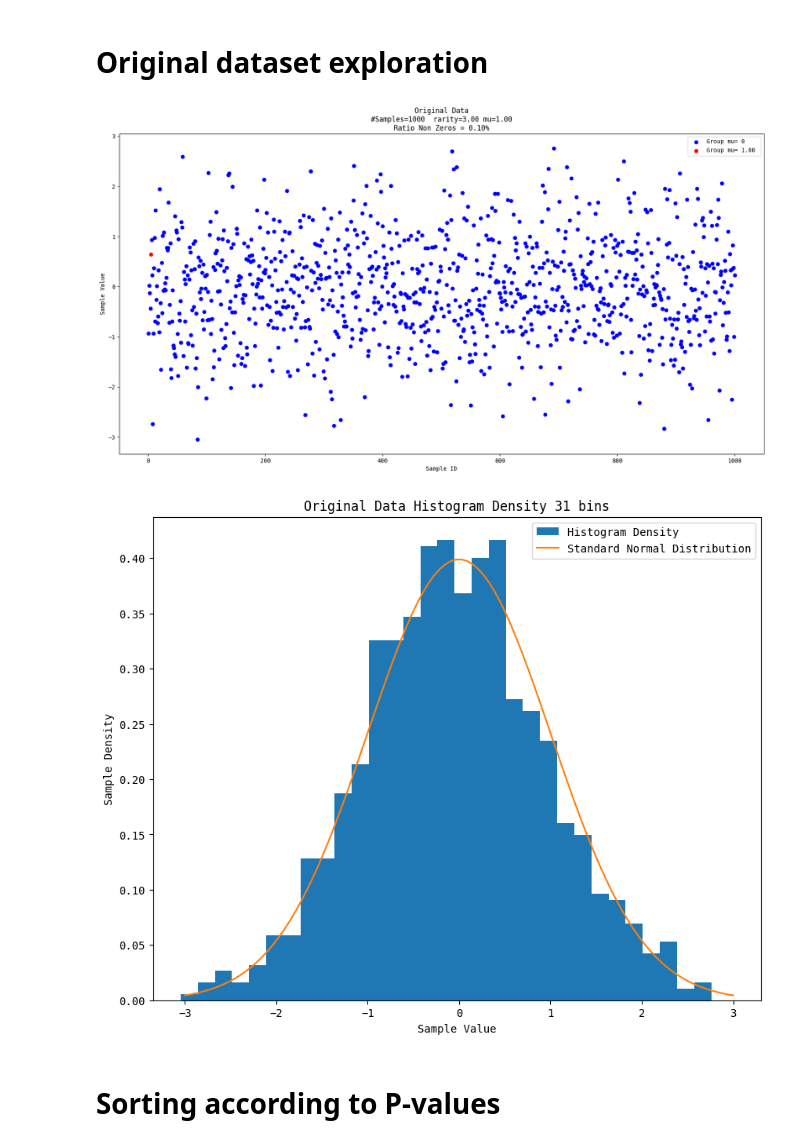
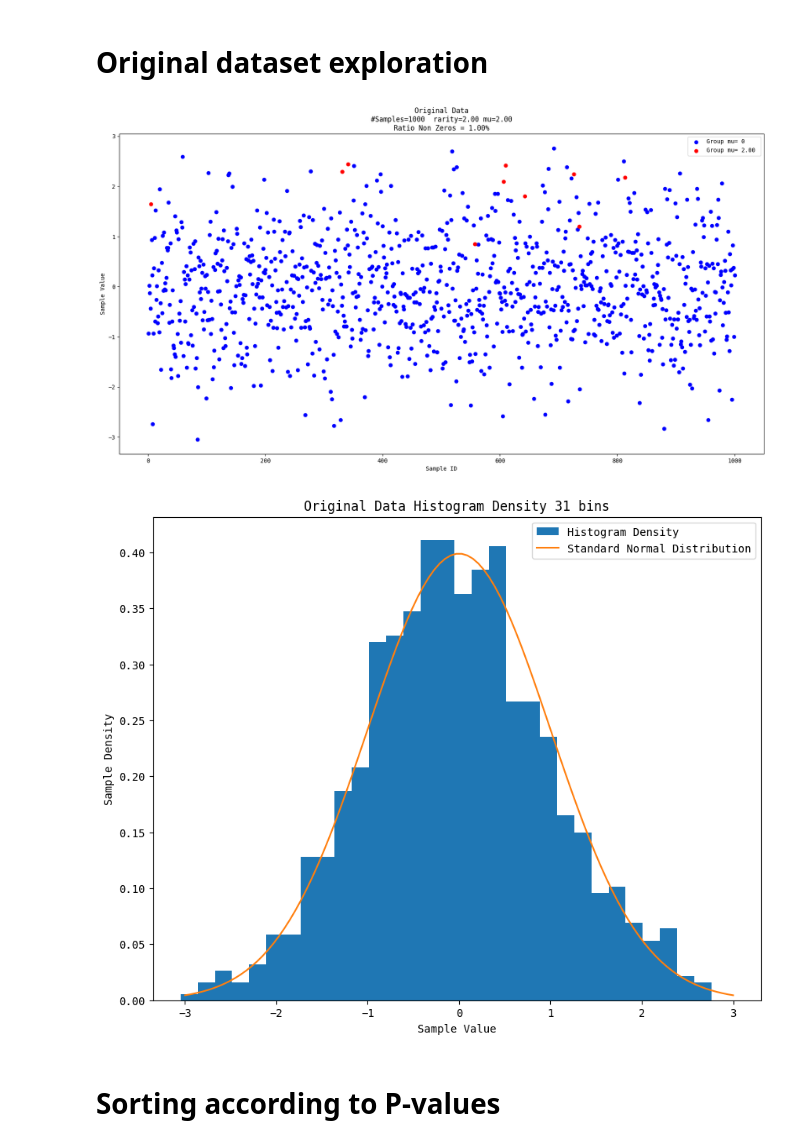
Before and after one commit to drormeir/Thesis, a Jupyter notebook: one_dimension_synthetic.ipynb, the cells around one changed output. Saved outputs shown, nothing was run; the diff lists cells and outputs as text; code cells hidden in the pictures.

```diff
--- a/one_dimension_synthetic.ipynb
+++ b/one_dimension_synthetic.ipynb
@@ -31,7 +31,7 @@ plt.rcParams['font.family'] = 'monospace'
 # %% [markdown]
 # Utility Functions
 # %%
-def generate_multi_class_normal_population(sizes: list[int], mus: list[float], sigmas: list[float], seed: int = 0, uniform: bool = False, verbose=False)\
+def generate_multi_class_normal_population(sizes: list[int], mus: list[float], sigmas: list[float], seed: int = 0, uniform: bool = False, verbose: bool = False)\
         -> tuple[np.ndarray, np.ndarray] :
     if verbose:
         print(f'Generating multi class population: sizes={sizes}, mu={mus}, sigma={sigmas}')
@@ -332,12 +332,13 @@ class DataCreator:
         plt.figure(figsize=(20,10))
         plt.title(label=f'{y_label} as a function of {x_label}')
         self.sorted_scatter(x=self.original_ID, y=sorted_score)
+        y_max = min(1, sorted_score.max()*2)
         for method in self.all_methods:
             plt.vlines(x=method.num_rejected, ymin=0, ymax=1, label=method.str_summary(), linestyles='dashed', colors=method.color)
         plt.xlabel(xlabel=x_label)
         plt.ylabel(ylabel=y_label)
         plt.xlim(xmin=int(-0.01*self.N), xmax=int(1.01*self.N))
-        plt.ylim(ymin=0.0)
+        plt.ylim(ymin=0.0, ymax=y_max)
         plt.legend()
         plt.show()
 
@@ -350,7 +351,7 @@ class DataCreator:
         plt.xlabel(xlabel=x_label)
         plt.ylabel(ylabel=y_label)
         plt.xlim(xmin=-0.01, xmax=1.01)
-        plt.ylim(ymin=0.0)
+        plt.ylim(ymin=0.0, ymax=y_max)
         plt.legend()
         plt.show()
 
@@ -390,13 +391,14 @@ class DataCreator:
         plt.scatter(x=x[select_group_1_from_sorted], y=y[select_group_1_from_sorted], color=self.color1, label=self.label1)
 # %% [markdown]
 # Original dataset exploration
+# %%
+data = DataCreator(N=1000, mu=2, rarity=2)
 # %%
-data = DataCreator(mu=1, rarity=3)
 data.original_scatter()
 data.histogram()
 # %% [output]
-[figure, old version]
+[figure, new version]
-[figure, old version]
+[figure, new version]
 # %% [markdown]
 # Sorting according to P-values
 # %%
```
Also changed, not shown: parts of 4 cells of this notebook, 2 other files.
